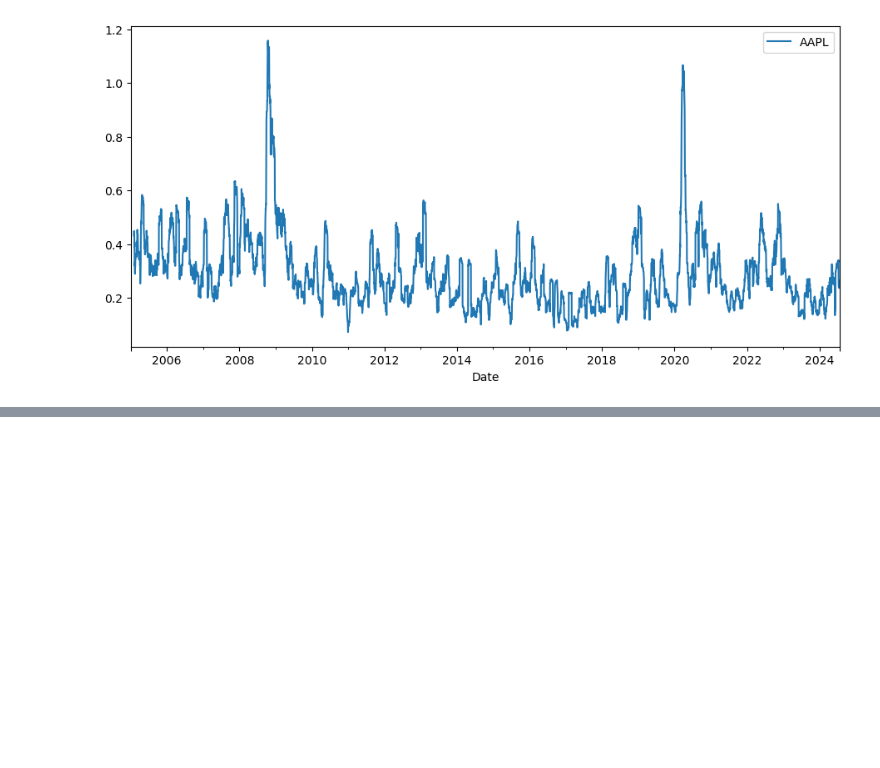
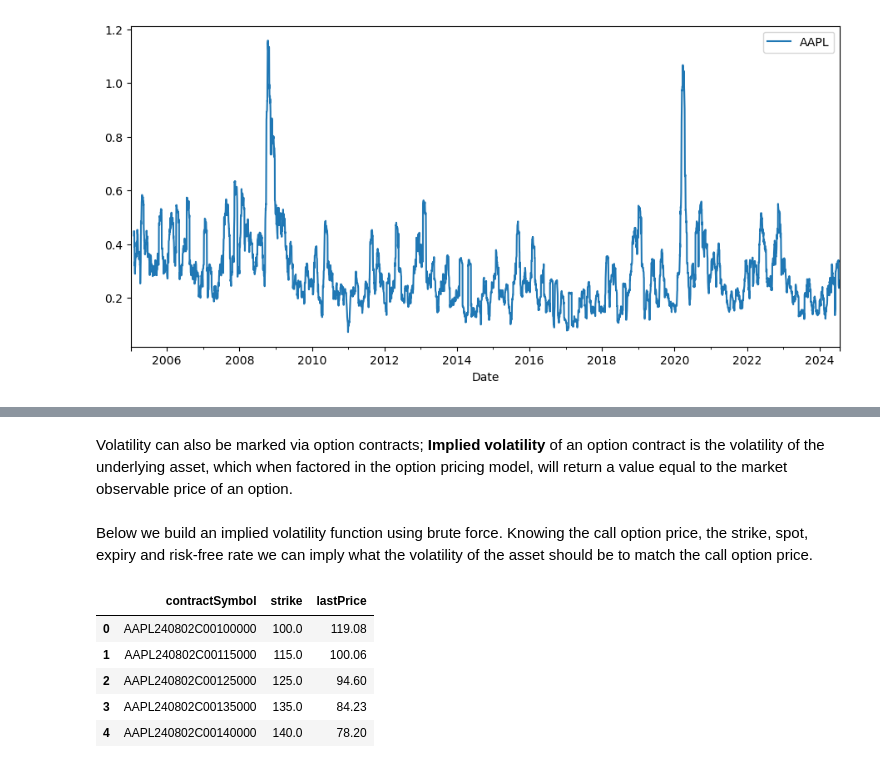
Before and after one commit to christianatanasov/algodisco, a Jupyter notebook: finance/volatility.ipynb, the cells around one changed output, grey strips where cells are left out. Saved outputs shown, nothing was run; the diff lists cells and outputs as text; code cells hidden in the pictures; blank space fills up the shorter version.

```diff
--- a/finance/volatility.ipynb
+++ b/finance/volatility.ipynb
@@ -48,0 +42,4 @@ yf.Ticker('AAPL').option_chain()[0][['strike', 'impliedVolatility']].plot.scatte
+# %% [markdown]
+Volatility can also be marked via option contracts; <b>Implied volatility</b> of an option contract is the volatility of the underlying asset, which when factored in the option pricing model, will return a value equal to the market observable price of an option.
+# %% [markdown]
+Below we build an implied volatility function using brute force. Knowing the call option price, the strike, spot, expiry and risk-free rate we can imply what the volatility of the asset should be to match the call option price.
@@ -48,0 +56,9 @@ yf.Ticker('AAPL').option_chain()[0][['strike', 'impliedVolatility']].plot.scatte
+# %%
+oc[['contractSymbol', 'strike', 'lastPrice']].head() # Note the expiry date from the contract symbol
+# %% [output]
+|  | contractSymbol | strike | lastPrice |
+| 0 | AAPL240802C00100000 | 100.0 | 119.08 |
+| 1 | AAPL240802C00115000 | 115.0 | 100.06 |
+| 2 | AAPL240802C00125000 | 125.0 | 94.60 |
+| 3 | AAPL240802C00135000 | 135.0 | 84.23 |
+| 4 | AAPL240802C00140000 | 140.0 | 78.20 |
```
Also changed, not shown: parts of 14 cells of this notebook, 1 other file.
